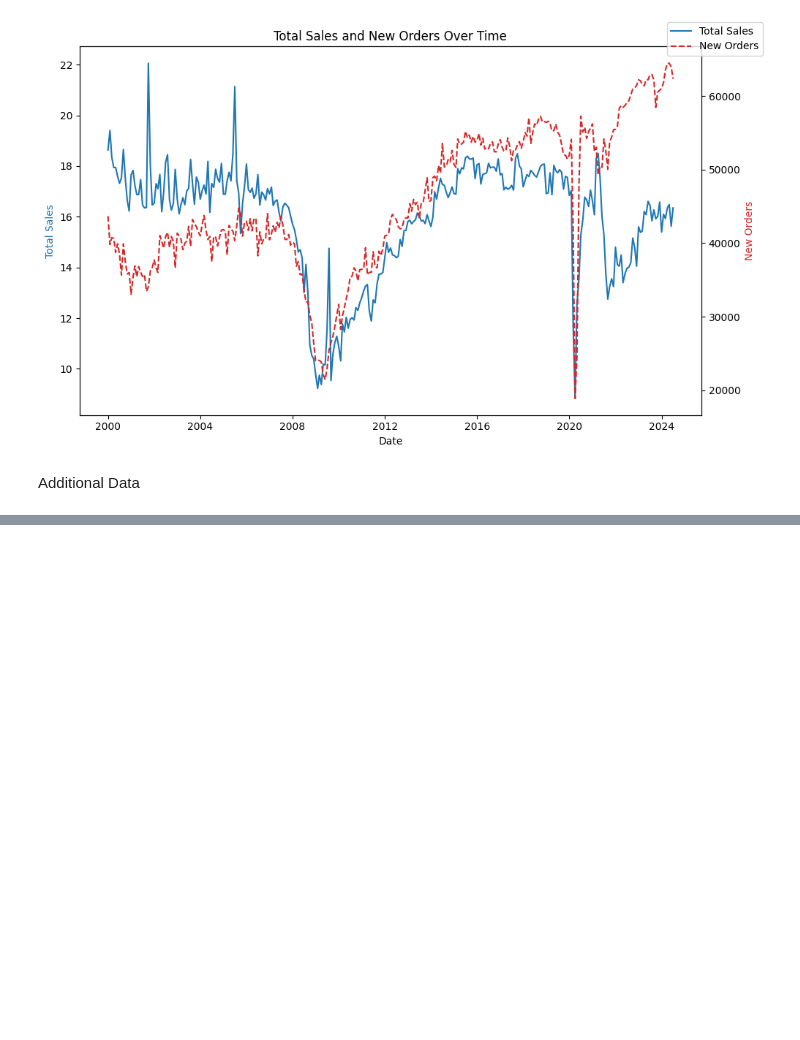
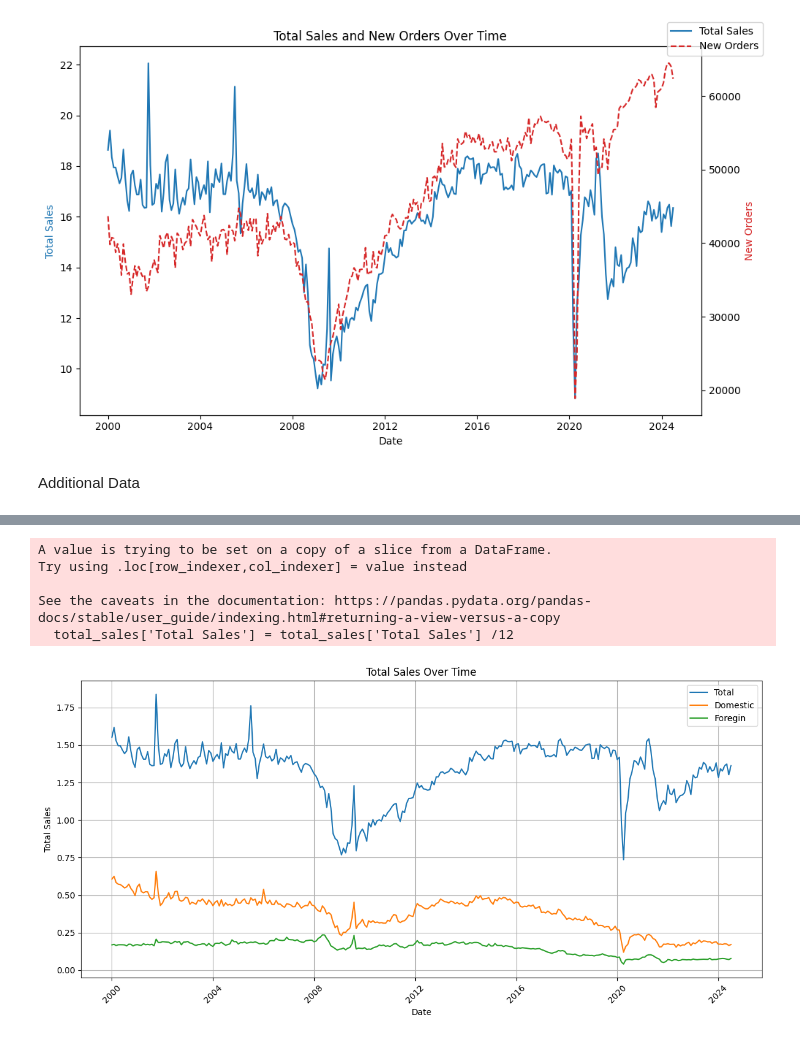
Before and after one commit to iandhyan/ISYE-6402-Project, a Jupyter notebook: EDA.ipynb, the cells around one changed output, grey strips where cells are left out. Cells and saved outputs as stored; diff of their text form; code cells hidden in the pictures; blank space fills up the shorter version.

```diff
--- a/EDA.ipynb
+++ b/EDA.ipynb
@@ -140,0 +168,41 @@ Processing: Additional Data\Auto Inventory Sales Ratio - SA.csv
+# %%
+domestic_sales = pd.read_csv('Additional Data\Domestic Auto Sales- SAAR.csv')
+domestic_sales['observation_date'] = pd.to_datetime(domestic_sales['observation_date'], errors='coerce')
+domestic_sales = domestic_sales[(domestic_sales['observation_date'] >= data_df['DATE'].min()) & (domestic_sales['observation_date'] <= data_df['DATE'].max())]
+#Adjust from SAAR to SA
+domestic_sales['DAUTOSA'] = domestic_sales['DAUTOSAAR'] / 12
+
+foreign_sales = pd.read_csv('Additional Data\Foreign Auto Sales - SA.csv')
+foreign_sales['observation_date'] = pd.to_datetime(foreign_sales['observation_date'], errors='coerce')
+foreign_sales = foreign_sales[(foreign_sales['observation_date'] >= data_df['DATE'].min()) & (foreign_sales['observation_date'] <= data_df['DATE'].max())]
+
+#Adjust from thousands to millions
+foreign_sales['FAUTOSA'] = foreign_sales['FAUTOSA'] * .001
+
+
+total_sales = data_df[['DATE', 'Total Sales']]
+#adjust from SAAR to SA
+total_sales['Total Sales'] = total_sales['Total Sales'] /12
+# %% [output]
+A value is trying to be set on a copy of a slice from a DataFrame.
+Try using .loc[row_indexer,col_indexer] = value instead
+
+See the caveats in the documentation: https://pandas.pydata.org/pandas-docs/stable/user_guide/indexing.html#returning-a-view-versus-a-copy
+  total_sales['Total Sales'] = total_sales['Total Sales'] /12
+# %%
+# Plot
+plt.figure(figsize=(12,6))
+plt.plot(total_sales['DATE'], total_sales['Total Sales'], linestyle='-', label = 'Total')
+plt.plot(domestic_sales['observation_date'], domestic_sales['DAUTOSA'], label = 'Domestic')
+plt.plot(foreign_sales['observation_date'], foreign_sales['FAUTOSA'], label = 'Foregin')
+
+plt.title('Total Sales Over Time')
+plt.xlabel('Date')
+plt.ylabel('Total Sales')
+plt.grid(True)
+plt.xticks(rotation=45)
+plt.tight_layout()
+plt.legend()
+plt.show()
+# %% [output]
+[figure, added]
```
Also changed, not shown: parts of 6 cells of this notebook, 5 other files.
